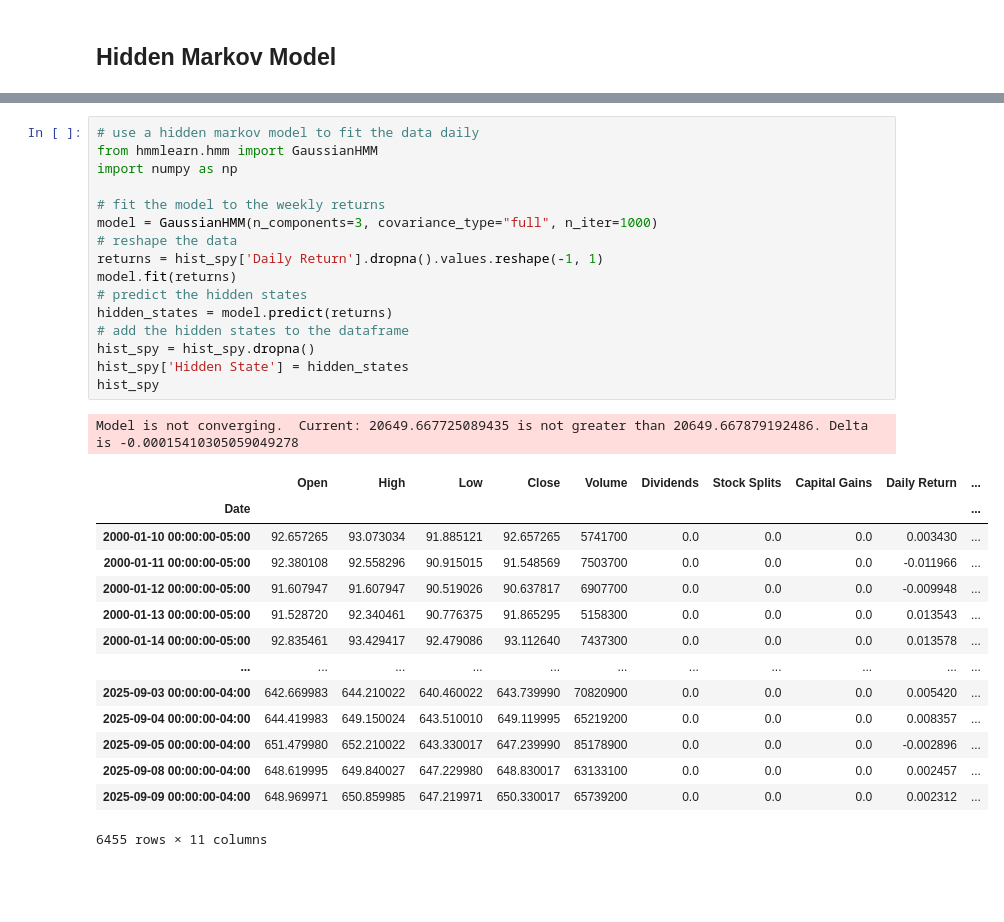
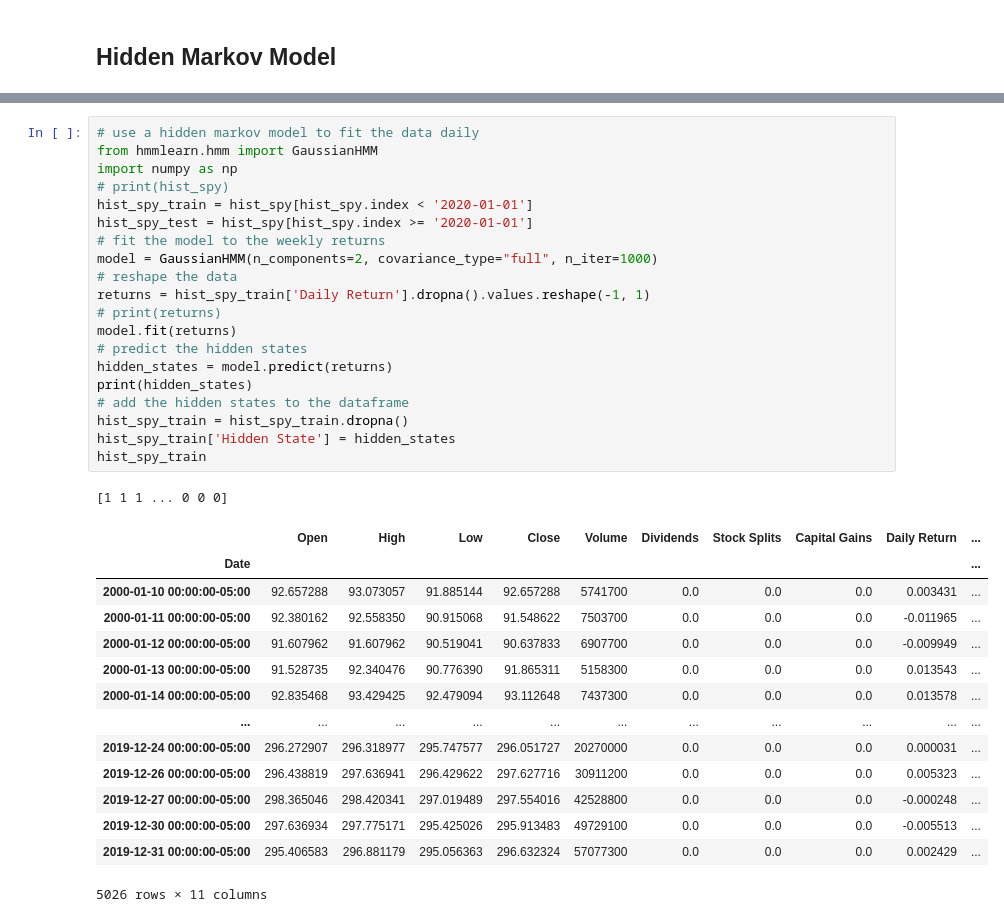
Before and after one commit to ivanleekk/financial-data-toolkit, a Jupyter notebook: notebooks/init.ipynb, the cells around one changed output, grey strips where cells are left out. Drawn from its saved outputs; the diff is of its cells as text; blank space fills up the shorter version.

```diff
--- a/notebooks/init.ipynb
+++ b/notebooks/init.ipynb
@@ -264,32 +269,36 @@ plt.show()
 # %%
 # use a hidden markov model to fit the data daily
 from hmmlearn.hmm import GaussianHMM
 import numpy as np
-
+# print(hist_spy)
+hist_spy_train = hist_spy[hist_spy.index < '2020-01-01']
+hist_spy_test = hist_spy[hist_spy.index >= '2020-01-01']
 # fit the model to the weekly returns
-model = GaussianHMM(n_components=3, covariance_type="full", n_iter=1000)
+model = GaussianHMM(n_components=2, covariance_type="full", n_iter=1000)
 # reshape the data
-returns = hist_spy['Daily Return'].dropna().values.reshape(-1, 1)
+returns = hist_spy_train['Daily Return'].dropna().values.reshape(-1, 1)
+# print(returns)
 model.fit(returns)
 # predict the hidden states
 hidden_states = model.predict(returns)
+print(hidden_states)
 # add the hidden states to the dataframe
-hist_spy = hist_spy.dropna()
-hist_spy['Hidden State'] = hidden_states
-hist_spy
+hist_spy_train = hist_spy_train.dropna()
+hist_spy_train['Hidden State'] = hidden_states
+hist_spy_train
 # %% [output]
-Model is not converging.  Current: 20649.667725089435 is not greater than 20649.667879192486. Delta is -0.00015410305059049278
+[1 1 1 ... 0 0 0]
 |  | Open | High | Low | Close | Volume | Dividends | Stock Splits | Capital Gains | Daily Return | ... |
 | Date |  |  |  |  |  |  |  |  |  | ... |
-| 2000-01-10 00:00:00-05:00 | 92.657265 | 93.073034 | 91.885121 | 92.657265 | 5741700 | 0.0 | 0.0 | 0.0 | 0.003430 | ... |
-| 2000-01-11 00:00:00-05:00 | 92.380108 | 92.558296 | 90.915015 | 91.548569 | 7503700 | 0.0 | 0.0 | 0.0 | -0.011966 | ... |
-| 2000-01-12 00:00:00-05:00 | 91.607947 | 91.607947 | 90.519026 | 90.637817 | 6907700 | 0.0 | 0.0 | 0.0 | -0.009948 | ... |
-| 2000-01-13 00:00:00-05:00 | 91.528720 | 92.340461 | 90.776375 | 91.865295 | 5158300 | 0.0 | 0.0 | 0.0 | 0.013543 | ... |
-| 2000-01-14 00:00:00-05:00 | 92.835461 | 93.429417 | 92.479086 | 93.112640 | 7437300 | 0.0 | 0.0 | 0.0 | 0.013578 | ... |
+| 2000-01-10 00:00:00-05:00 | 92.657288 | 93.073057 | 91.885144 | 92.657288 | 5741700 | 0.0 | 0.0 | 0.0 | 0.003431 | ... |
+| 2000-01-11 00:00:00-05:00 | 92.380162 | 92.558350 | 90.915068 | 91.548622 | 7503700 | 0.0 | 0.0 | 0.0 | -0.011965 | ... |
+| 2000-01-12 00:00:00-05:00 | 91.607962 | 91.607962 | 90.519041 | 90.637833 | 6907700 | 0.0 | 0.0 | 0.0 | -0.009949 | ... |
+| 2000-01-13 00:00:00-05:00 | 91.528735 | 92.340476 | 90.776390 | 91.865311 | 5158300 | 0.0 | 0.0 | 0.0 | 0.013543 | ... |
+| 2000-01-14 00:00:00-05:00 | 92.835468 | 93.429425 | 92.479094 | 93.112648 | 7437300 | 0.0 | 0.0 | 0.0 | 0.013578 | ... |
 | ... | ... | ... | ... | ... | ... | ... | ... | ... | ... | ... |
-| 2025-09-03 00:00:00-04:00 | 642.669983 | 644.210022 | 640.460022 | 643.739990 | 70820900 | 0.0 | 0.0 | 0.0 | 0.005420 | ... |
-| 2025-09-04 00:00:00-04:00 | 644.419983 | 649.150024 | 643.510010 | 649.119995 | 65219200 | 0.0 | 0.0 | 0.0 | 0.008357 | ... |
-| 2025-09-05 00:00:00-04:00 | 651.479980 | 652.210022 | 643.330017 | 647.239990 | 85178900 | 0.0 | 0.0 | 0.0 | -0.002896 | ... |
-| 2025-09-08 00:00:00-04:00 | 648.619995 | 649.840027 | 647.229980 | 648.830017 | 63133100 | 0.0 | 0.0 | 0.0 | 0.002457 | ... |
-| 2025-09-09 00:00:00-04:00 | 648.969971 | 650.859985 | 647.219971 | 650.330017 | 65739200 | 0.0 | 0.0 | 0.0 | 0.002312 | ... |
+| 2019-12-24 00:00:00-05:00 | 296.272907 | 296.318977 | 295.747577 | 296.051727 | 20270000 | 0.0 | 0.0 | 0.0 | 0.000031 | ... |
+| 2019-12-26 00:00:00-05:00 | 296.438819 | 297.636941 | 296.429622 | 297.627716 | 30911200 | 0.0 | 0.0 | 0.0 | 0.005323 | ... |
+| 2019-12-27 00:00:00-05:00 | 298.365046 | 298.420341 | 297.019489 | 297.554016 | 42528800 | 0.0 | 0.0 | 0.0 | -0.000248 | ... |
+| 2019-12-30 00:00:00-05:00 | 297.636934 | 297.775171 | 295.425026 | 295.913483 | 49729100 | 0.0 | 0.0 | 0.0 | -0.005513 | ... |
+| 2019-12-31 00:00:00-05:00 | 295.406583 | 296.881179 | 295.056363 | 296.632324 | 57077300 | 0.0 | 0.0 | 0.0 | 0.002429 | ... |
-6455 rows × 11 columns
+5026 rows × 11 columns
```
Also changed, not shown: parts of 9 cells of this notebook.
